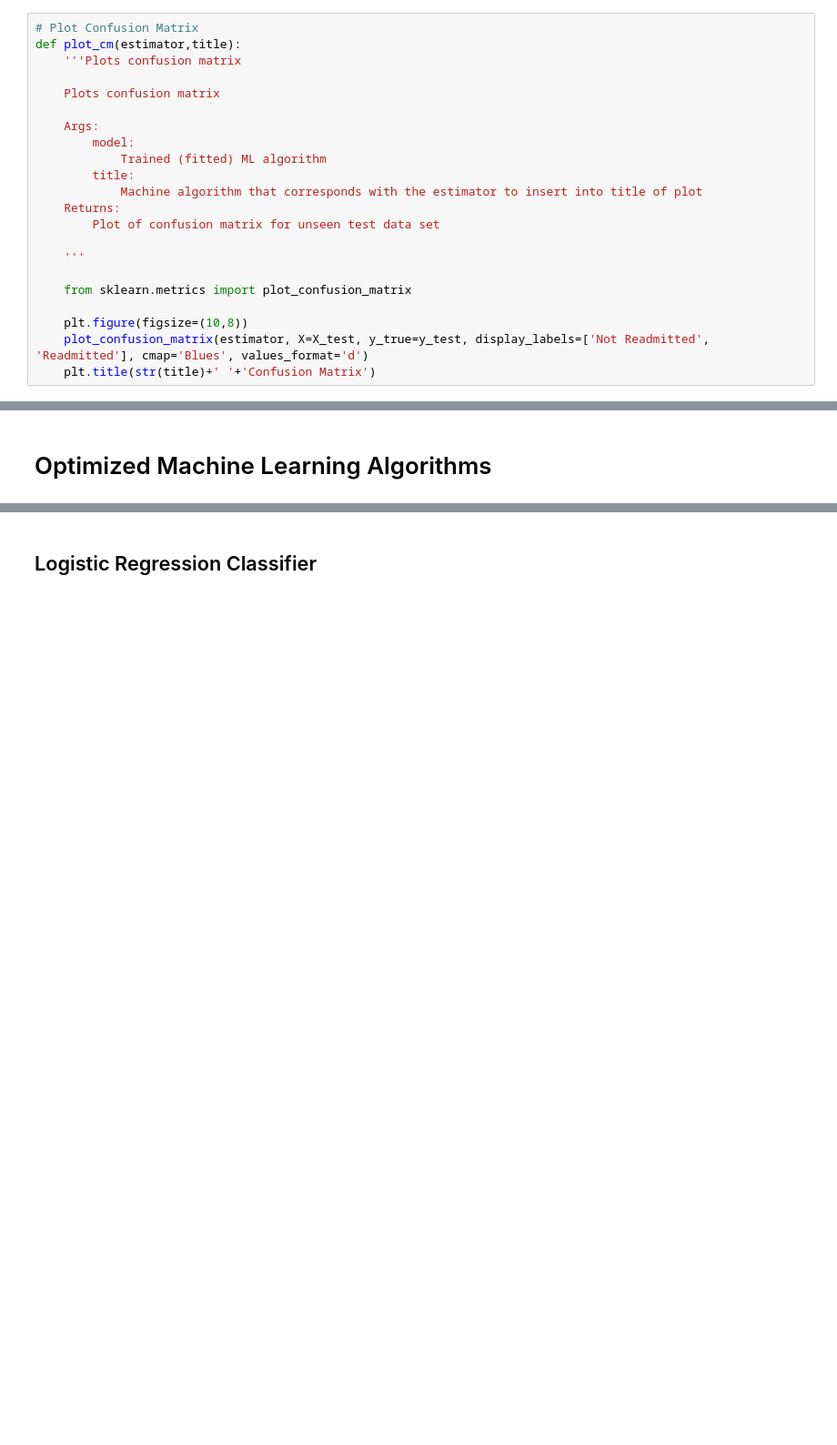
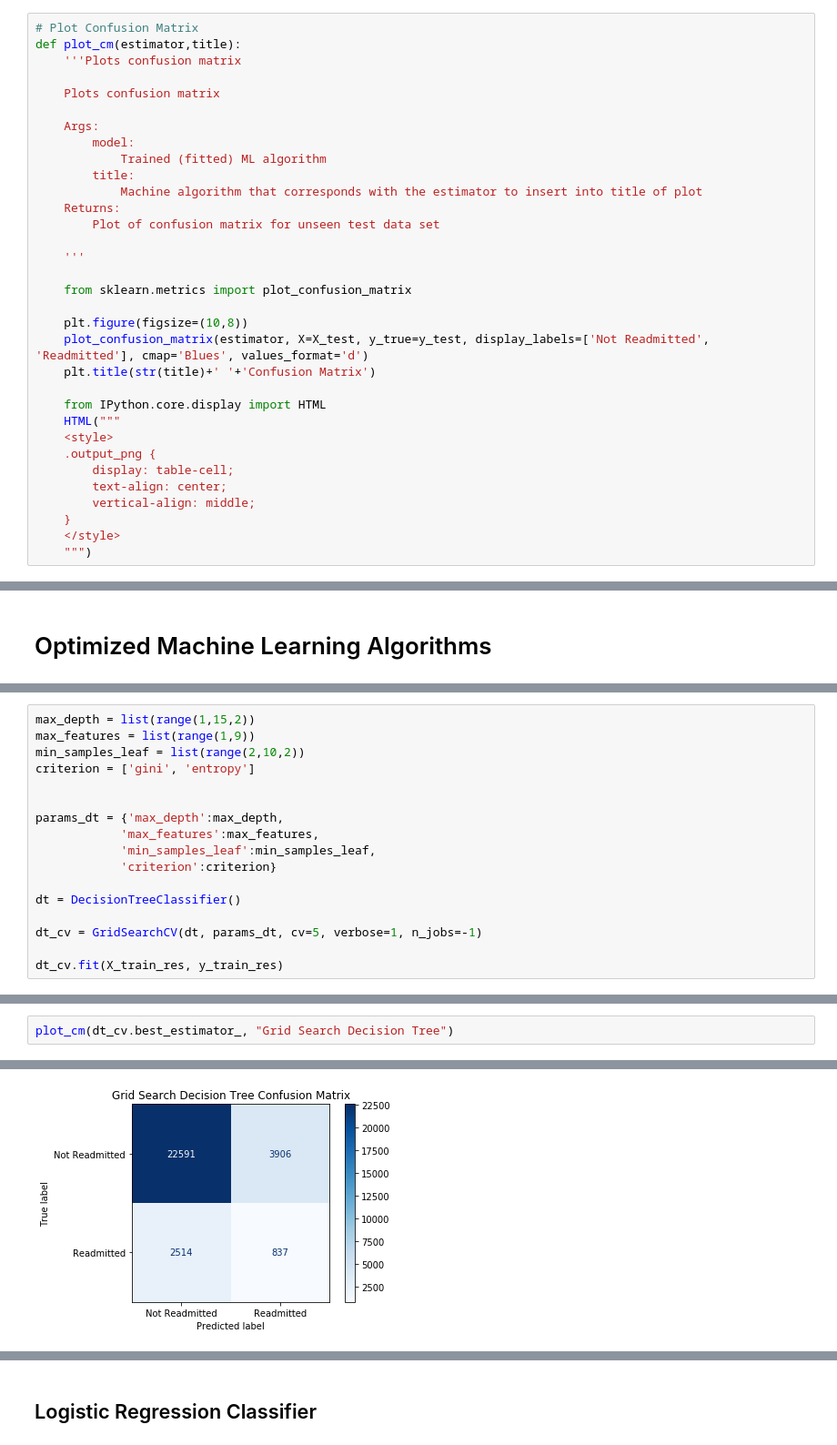
Before and after one commit to rchoi2/Diabetes-Readmission-Classifier, a Jupyter notebook: Diabetes_Classification_EDA.ipynb, the cells around one changed output, grey strips where cells are left out. Shown: that part at 91% size. Cells and saved outputs as stored; diff of their text form; blank space fills up the shorter version.

```diff
--- a/Diabetes_Classification_EDA.ipynb
+++ b/Diabetes_Classification_EDA.ipynb
@@ -177,6 +190,17 @@ def plot_cm(estimator,title):
     plt.figure(figsize=(10,8))
     plot_confusion_matrix(estimator, X=X_test, y_true=y_test, display_labels=['Not Readmitted', 'Readmitted'], cmap='Blues', values_format='d')
     plt.title(str(title)+' '+'Confusion Matrix')
+
+    from IPython.core.display import HTML
+    HTML("""
+    <style>
+    .output_png {
+        display: table-cell;
+        text-align: center;
+        vertical-align: middle;
+    }
+    </style>
+    """)
 # %%
 # Plot ROC Curve
 def plot_roc_curve(model, X_test, y_test, title = "ROC Curve"):
@@ -538,0 +588,17 @@ dict_keys(['explained_variance', 'r2', 'max_error', 'neg_median_absolute_error',
+# %%
+max_depth = list(range(1,15,2))
+max_features = list(range(1,9))
+min_samples_leaf = list(range(2,10,2))
+criterion = ['gini', 'entropy']
+
+
+params_dt = {'max_depth':max_depth,
+            'max_features':max_features,
+            'min_samples_leaf':min_samples_leaf,
+            'criterion':criterion}
+
+dt = DecisionTreeClassifier()
+
+dt_cv = GridSearchCV(dt, params_dt, cv=5, verbose=1, n_jobs=-1)
+
+dt_cv.fit(X_train_res, y_train_res)
@@ -538,0 +644,3 @@ dict_keys(['explained_variance', 'r2', 'max_error', 'neg_median_absolute_error',
+# %%
+plot_cm(dt_cv.best_estimator_, "Grid Search Decision Tree")
+# %% [output]
@@ -538,0 +648 @@ dict_keys(['explained_variance', 'r2', 'max_error', 'neg_median_absolute_error',
+[figure, added]
```
Also changed, not shown: parts of 37 cells of this notebook.
